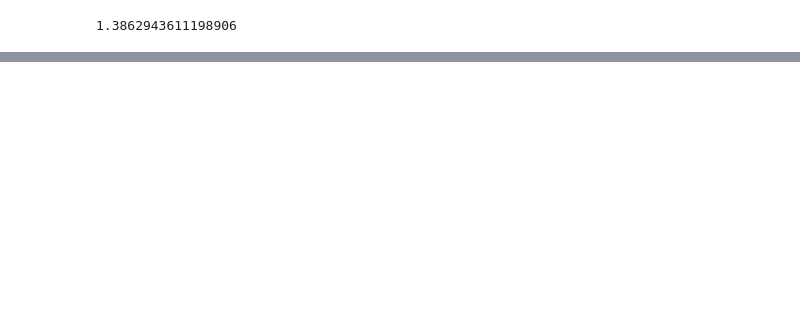
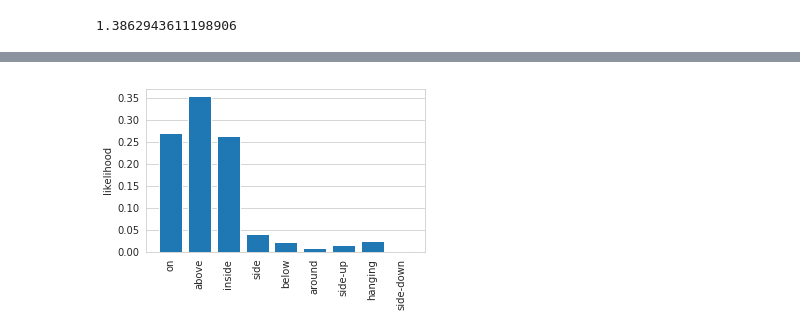
Before and after one commit to AndreaPasini/panoptic-segmentation, a Jupyter notebook: PRS_analysis_COCO.ipynb, the cells around one changed output, grey strips where cells are left out. Cells and saved outputs as stored; diff of their text form; code cells hidden in the pictures; blank space fills up the shorter version.

```diff
--- a/PRS_analysis_COCO.ipynb
+++ b/PRS_analysis_COCO.ipynb
@@ -528,0 +479,4 @@ filtered_prs['floor-wood,tv']
+# %%
+plot_histogram(json_data['person,sand'])
+# %% [output]
+[figure, added]
```
Also changed, not shown: parts of 8 cells of this notebook, 8 other files.
